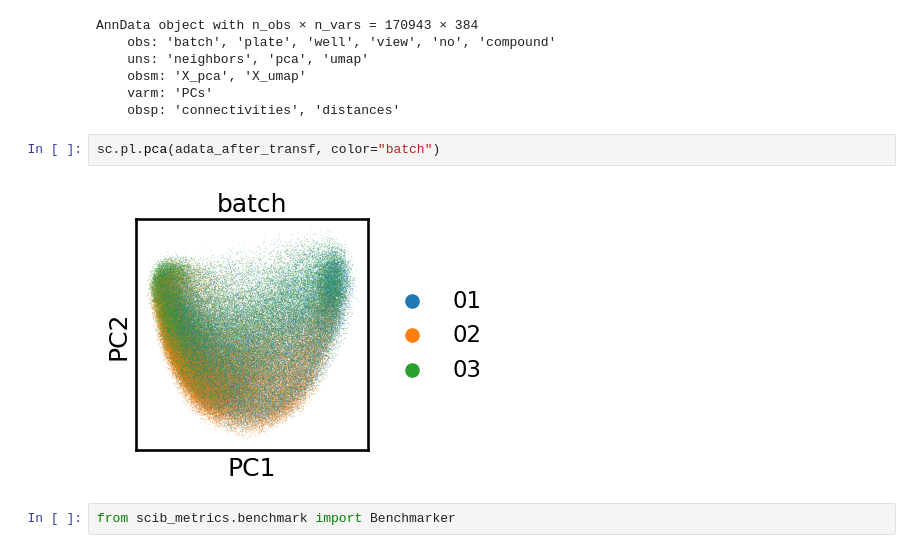
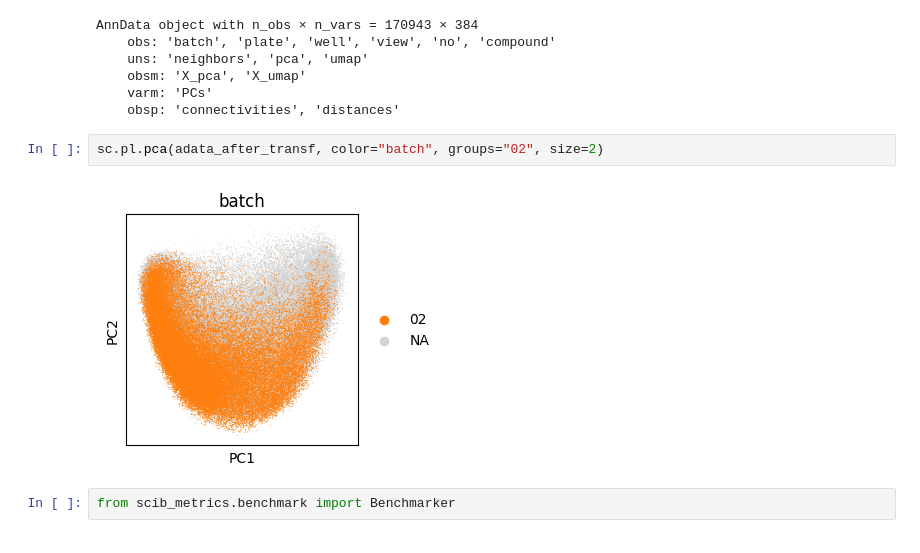
Before and after one commit to theislab/IMPA, a Jupyter notebook: notebooks/cpg0000/dino_featurization_rxrx1.ipynb, the cells around one changed output. Drawn from its saved outputs; the diff is of its cells as text.

Commit message:
Updated plots

```diff
--- a/notebooks/cpg0000/dino_featurization_rxrx1.ipynb
+++ b/notebooks/cpg0000/dino_featurization_rxrx1.ipynb
@@ -431,9 +376,9 @@ AnnData object with n_obs × n_vars = 170943 × 384
     varm: 'PCs'
     obsp: 'connectivities', 'distances'
 # %%
-sc.pl.pca(adata_after_transf, color="batch")
+sc.pl.pca(adata_after_transf, color="batch", groups="02", size=2)
 # %% [output]
-[figure, old version]
+[figure, new version]
 # %%
 from scib_metrics.benchmark import Benchmarker
 # %%
```
Also changed, not shown: parts of 27 cells of this notebook, 14 other files.
